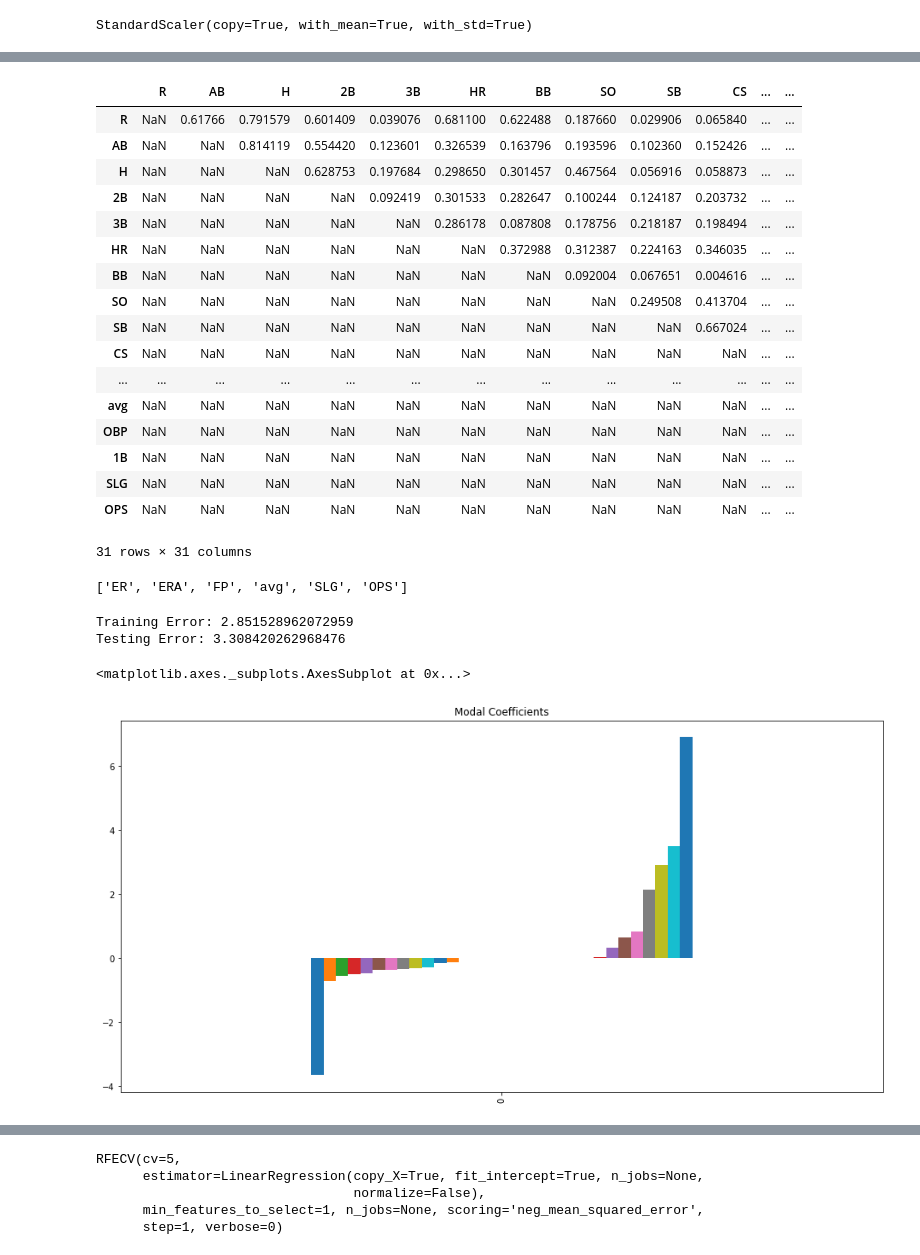
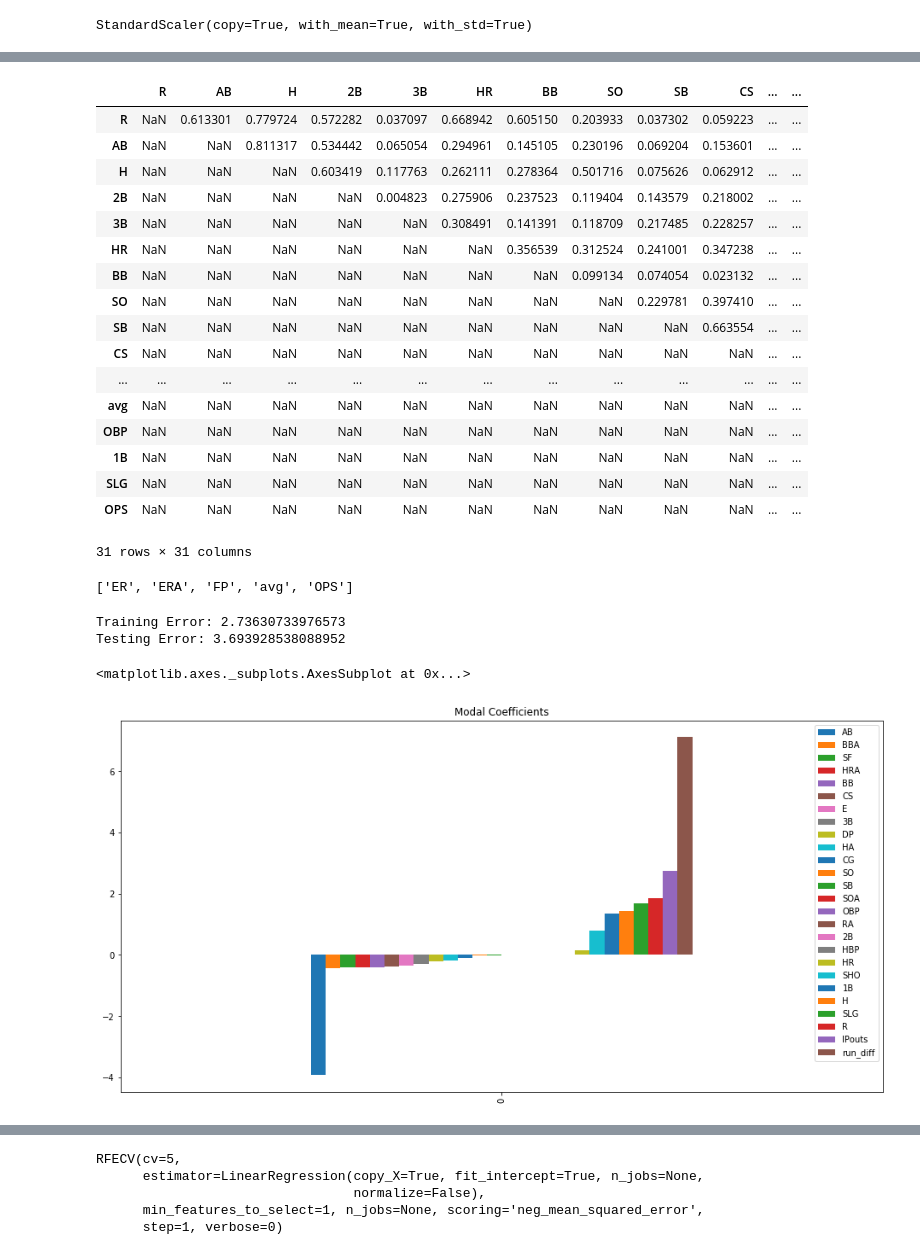
Before and after one commit to esadsetts/Mod_2_Project, a Jupyter notebook: Baseball_project_first.ipynb, the cells around one changed output, grey strips where cells are left out. Drawn from its saved outputs; the diff is of its cells as text; code cells hidden in the pictures.

```diff
--- a/Baseball_project_first.ipynb
+++ b/Baseball_project_first.ipynb
@@ -25,2 +35,7 @@ df = df[(df.yearID != 1994) & (df.yearID != 1995)]
 # %%
 df_features = df[features]
+# %%
+df.DivWin = df.DivWin.replace({'Y':True , 'N': False})
+df.WCWin = df.WCWin.replace({'Y':True , 'N': False})
+# %%
+df['playoffs'] = df.DivWin | df.WCWin
@@ -620,15 +708,15 @@ upper = corr_matrix.where(np.triu(np.ones(corr_matrix.shape), k=1).astype(np.boo
 upper
 # %% [output]
 |  | R | AB | H | 2B | 3B | HR | BB | SO | SB | CS | ... | ... |
-| R | NaN | 0.61766 | 0.791579 | 0.601409 | 0.039076 | 0.681100 | 0.622488 | 0.187660 | 0.029906 | 0.065840 | ... | ... |
-| AB | NaN | NaN | 0.814119 | 0.554420 | 0.123601 | 0.326539 | 0.163796 | 0.193596 | 0.102360 | 0.152426 | ... | ... |
-| H | NaN | NaN | NaN | 0.628753 | 0.197684 | 0.298650 | 0.301457 | 0.467564 | 0.056916 | 0.058873 | ... | ... |
-| 2B | NaN | NaN | NaN | NaN | 0.092419 | 0.301533 | 0.282647 | 0.100244 | 0.124187 | 0.203732 | ... | ... |
-| 3B | NaN | NaN | NaN | NaN | NaN | 0.286178 | 0.087808 | 0.178756 | 0.218187 | 0.198494 | ... | ... |
-| HR | NaN | NaN | NaN | NaN | NaN | NaN | 0.372988 | 0.312387 | 0.224163 | 0.346035 | ... | ... |
-| BB | NaN | NaN | NaN | NaN | NaN | NaN | NaN | 0.092004 | 0.067651 | 0.004616 | ... | ... |
-| SO | NaN | NaN | NaN | NaN | NaN | NaN | NaN | NaN | 0.249508 | 0.413704 | ... | ... |
-| SB | NaN | NaN | NaN | NaN | NaN | NaN | NaN | NaN | NaN | 0.667024 | ... | ... |
+| R | NaN | 0.613301 | 0.779724 | 0.572282 | 0.037097 | 0.668942 | 0.605150 | 0.203933 | 0.037302 | 0.059223 | ... | ... |
+| AB | NaN | NaN | 0.811317 | 0.534442 | 0.065054 | 0.294961 | 0.145105 | 0.230196 | 0.069204 | 0.153601 | ... | ... |
+| H | NaN | NaN | NaN | 0.603419 | 0.117763 | 0.262111 | 0.278364 | 0.501716 | 0.075626 | 0.062912 | ... | ... |
+| 2B | NaN | NaN | NaN | NaN | 0.004823 | 0.275906 | 0.237523 | 0.119404 | 0.143579 | 0.218002 | ... | ... |
+| 3B | NaN | NaN | NaN | NaN | NaN | 0.308491 | 0.141391 | 0.118709 | 0.217485 | 0.228257 | ... | ... |
+| HR | NaN | NaN | NaN | NaN | NaN | NaN | 0.356539 | 0.312524 | 0.241001 | 0.347238 | ... | ... |
+| BB | NaN | NaN | NaN | NaN | NaN | NaN | NaN | 0.099134 | 0.074054 | 0.023132 | ... | ... |
+| SO | NaN | NaN | NaN | NaN | NaN | NaN | NaN | NaN | 0.229781 | 0.397410 | ... | ... |
+| SB | NaN | NaN | NaN | NaN | NaN | NaN | NaN | NaN | NaN | 0.663554 | ... | ... |
 | CS | NaN | NaN | NaN | NaN | NaN | NaN | NaN | NaN | NaN | NaN | ... | ... |
 | ... | ... | ... | ... | ... | ... | ... | ... | ... | ... | ... | ... | ... |
 | avg | NaN | NaN | NaN | NaN | NaN | NaN | NaN | NaN | NaN | NaN | ... | ... |
@@ -648,7 +736,7 @@ to_drop
 #X_train.drop(columns = ['ER', 'ERA', 'FP'], inplace = True)
 #X_test.drop(columns = ['ER', 'ERA', 'FP'], inplace = True)
 # %% [output]
-['ER', 'ERA', 'FP', 'avg', 'SLG', 'OPS']
+['ER', 'ERA', 'FP', 'avg', 'OPS']
 # %%
 lasso = Lasso(alpha=.02, normalize=False)
 
@@ -662,16 +750,16 @@ test_rmse = np.sqrt(metrics.mean_squared_error(y_test, y_pred))
 print('Training Error: '+ str(train_rmse) )
 print('Testing Error: '+ str(test_rmse) )
 # %% [output]
-Training Error: 2.851528962072959
-Testing Error: 3.308420262968476
+Training Error: 2.73630733976573
+Testing Error: 3.693928538088952
 # %%
 lasso_coef01 = pd.DataFrame(data=lasso.coef_).T
 lasso_coef01.columns = X_train.columns
 lasso_coef01 = lasso_coef01.T.sort_values(by=0).T
-lasso_coef01.plot(kind='bar', title='Modal Coefficients', legend=False, figsize=(16,8))
+lasso_coef01.plot(kind='bar', title='Modal Coefficients', legend=True, figsize=(16,8))
 # %% [output]
 <matplotlib.axes._subplots.AxesSubplot at 0x...>
-[figure, old version]
+[figure, new version]
 # %%
 lasso_coef01.T
 # %% [output]
```
Also changed, not shown: parts of 48 cells of this notebook.
